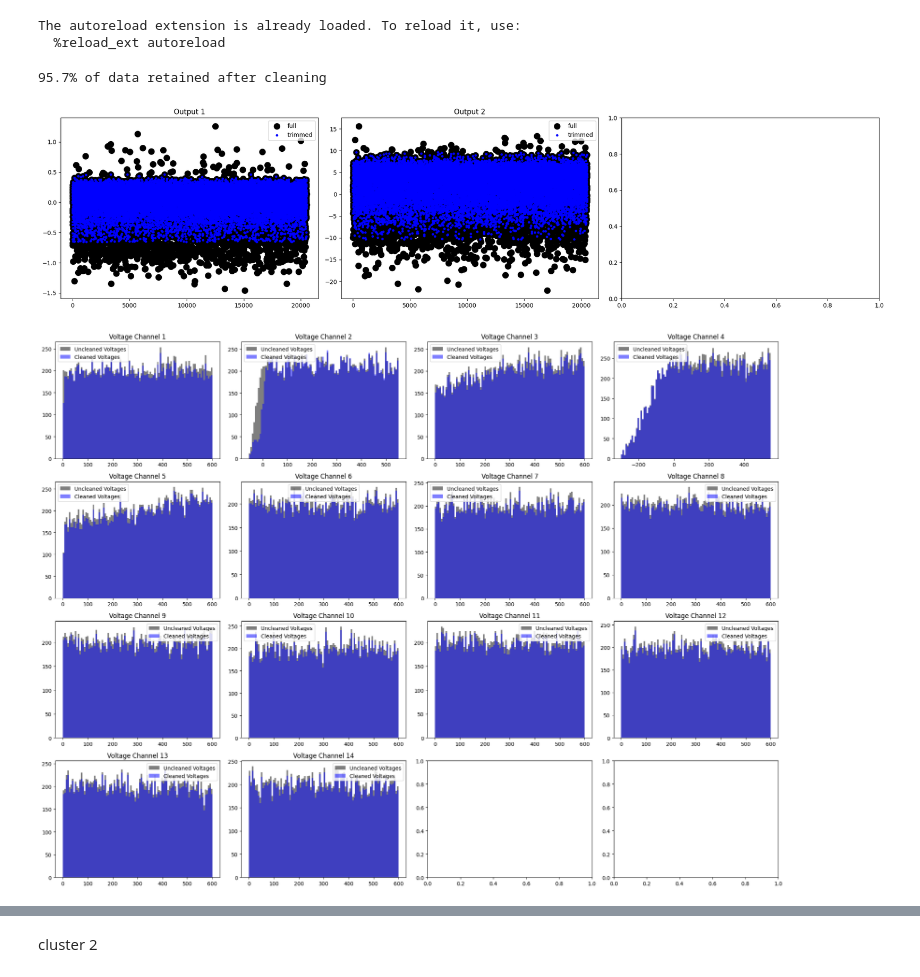
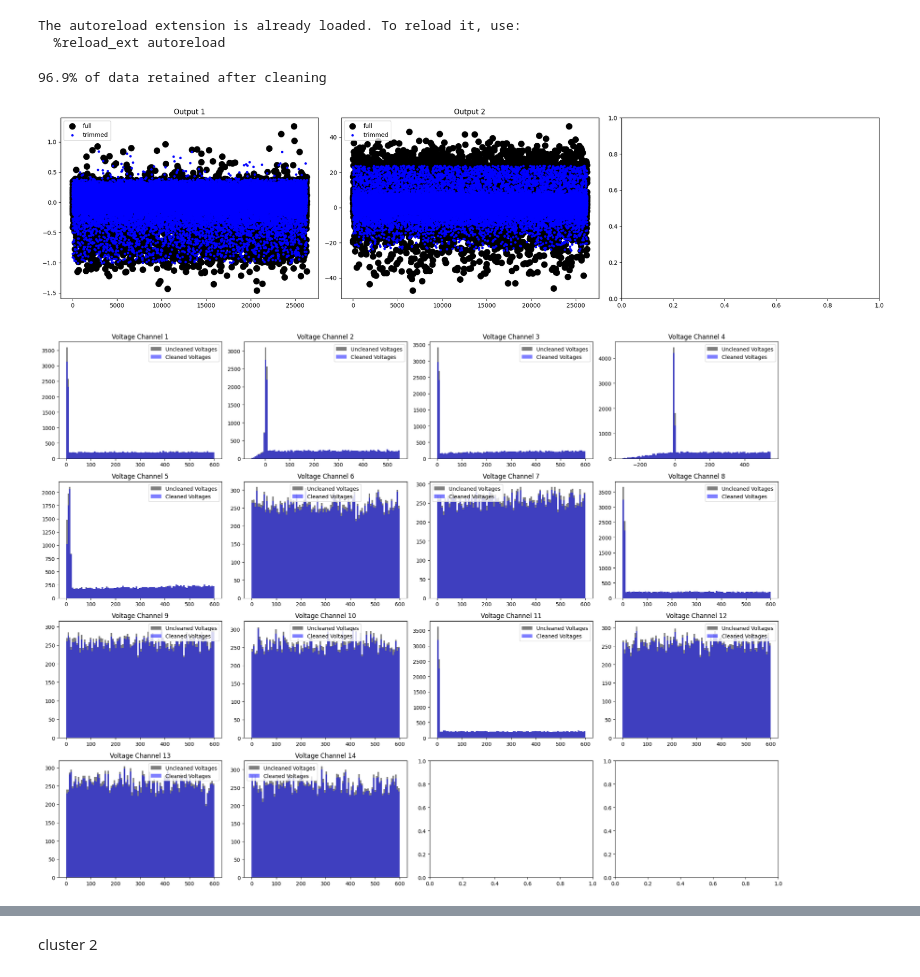
Before and after one commit to larrywu7/electron_optics, a Jupyter notebook: electron_optics_map_seperate_params.ipynb, the cells around one changed output, grey strips where cells are left out. Drawn from its saved outputs; the diff is of its cells as text; code cells hidden in the pictures.

```diff
--- a/electron_optics_map_seperate_params.ipynb
+++ b/electron_optics_map_seperate_params.ipynb
@@ -12,16 +12,16 @@ from model import *
 from load_data import *
 from utils import *
 # %%
-threshold = [2,1.9]
+threshold = 4
 trim_mode = 'iqr'
-_,ax,_,_,_,_=trim_scatter(["test_model_data.csv","parallel_test_model_data.csv"], output_values_start=14, output_values_end=15,trim_mode=trim_mode,trim_threshold=threshold,subplot_shape=(1,3),figsize=(20, 5))
+_,ax,_,_,_,_=trim_scatter(["test_model_data.csv","parallel_test_model_data.csv",'outlier_target_model_data.csv'], output_values_start=14, output_values_end=15,trim_mode=trim_mode,trim_threshold=threshold,subplot_shape=(1,3),figsize=(20, 5))
 # ax[0].set_xlim(0, 100)
 # ax[0].set_ylim(-5, 5)
-_,_,_,_,fig,ax=trim_hist(['test_model_data.csv','parallel_test_model_data.csv'], output_values_start=14, output_values_end=15,trim_mode=trim_mode,trim_threshold=threshold,subplot_shape=(4,4))
+_,_,_,_,fig,ax=trim_hist(['test_model_data.csv','parallel_test_model_data.csv','outlier_target_model_data.csv'], output_values_start=14, output_values_end=15,trim_mode=trim_mode,trim_threshold=threshold,subplot_shape=(4,4))
 # %% [output]
-95.7% of data retained after cleaning
+96.9% of data retained after cleaning
-[figure, old version]
+[figure, new version]
-[figure, old version]
+[figure, new version]
 # %%
 
 n_voltages = 14     # Number of voltage parameters
```
Also changed, not shown: parts of 9 cells of this notebook, 6 other files.
